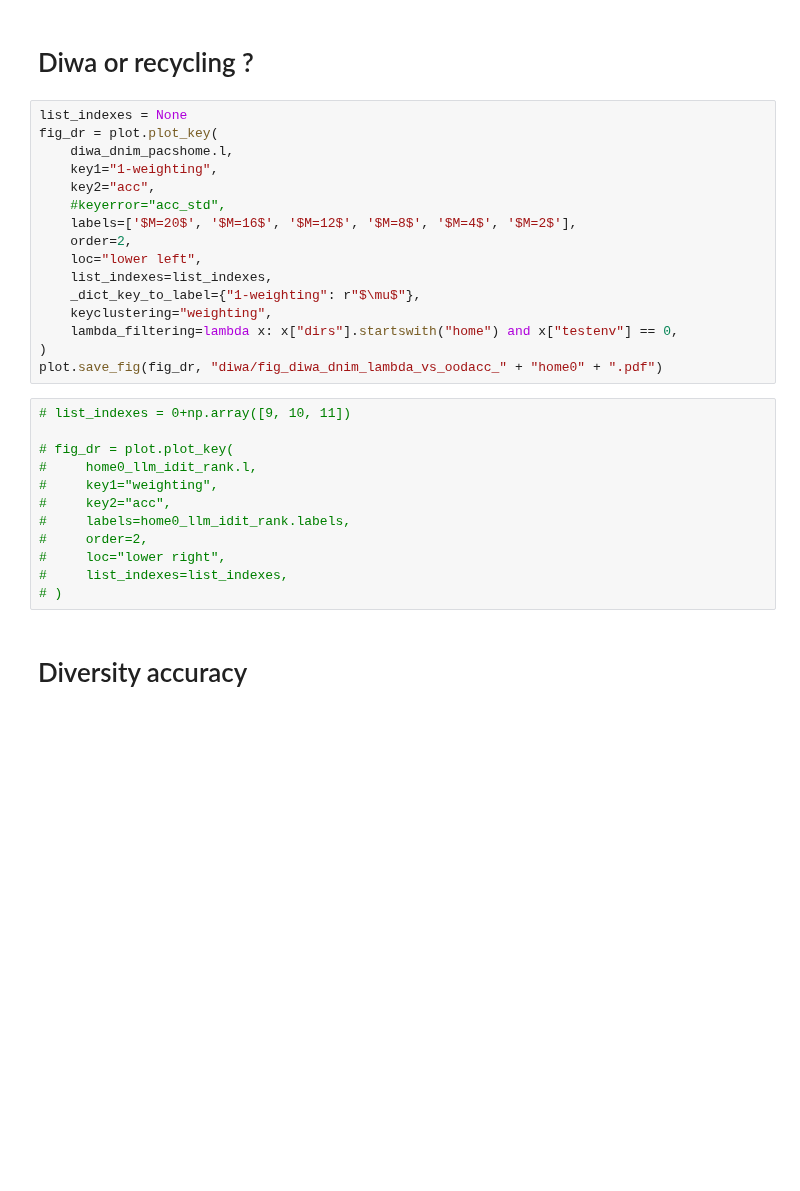
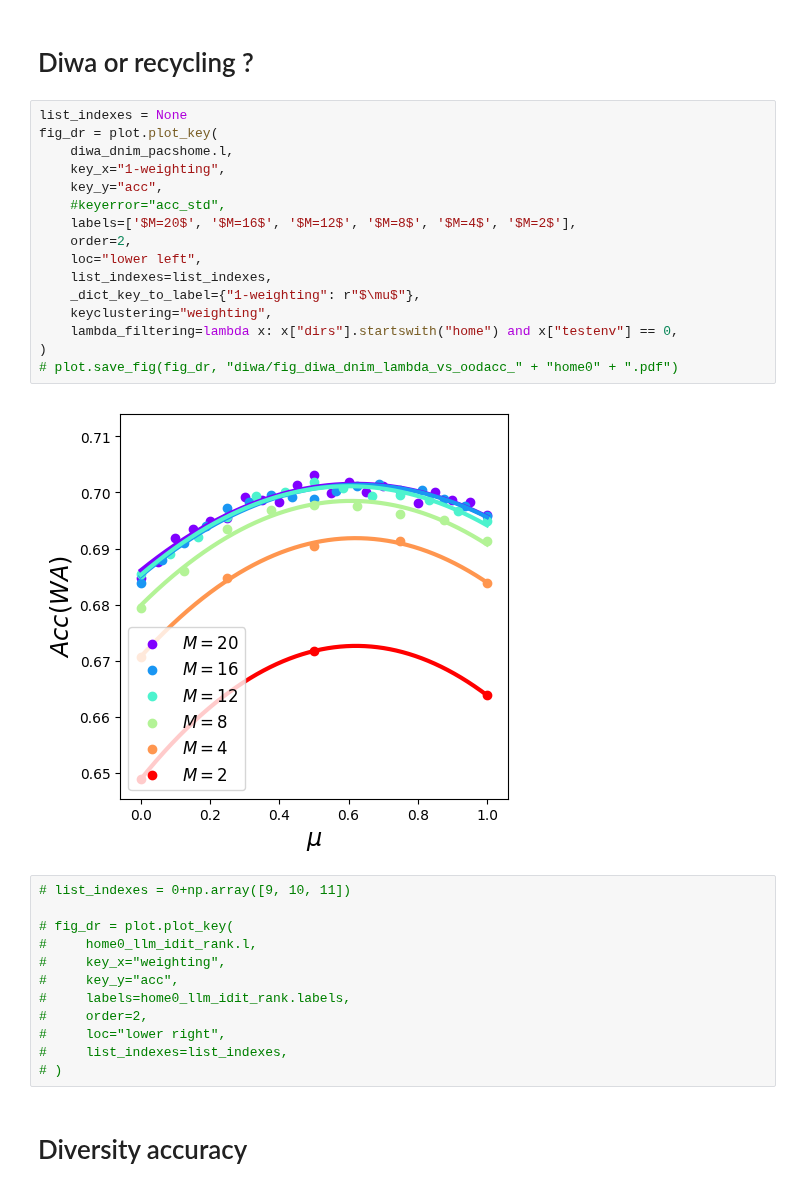
Before and after one commit to alexrame/domainbedv2, a Jupyter notebook: notebooks/recycling/diwa_diversity_versus_accuracy_home.ipynb, the cells around one changed output. Cells and saved outputs as stored; diff of their text form; blank space fills up the shorter version.

```diff
--- a/notebooks/recycling/diwa_diversity_versus_accuracy_home.ipynb
+++ b/notebooks/recycling/diwa_diversity_versus_accuracy_home.ipynb
@@ -82,26 +82,28 @@ plot.save_fig(fig_dr, "diwa/fig_diwa_dnim_iid_vs_ood_home0_mean.pdf")
 # %%
 list_indexes = None
 fig_dr = plot.plot_key(
     diwa_dnim_pacshome.l,
-    key1="1-weighting",
-    key2="acc",
+    key_x="1-weighting",
+    key_y="acc",
     #keyerror="acc_std",
     labels=['$M=20$', '$M=16$', '$M=12$', '$M=8$', '$M=4$', '$M=2$'],
     order=2,
     loc="lower left",
     list_indexes=list_indexes,
     _dict_key_to_label={"1-weighting": r"$\mu$"},
     keyclustering="weighting",
     lambda_filtering=lambda x: x["dirs"].startswith("home") and x["testenv"] == 0,
 )
-plot.save_fig(fig_dr, "diwa/fig_diwa_dnim_lambda_vs_oodacc_" + "home0" + ".pdf")
+# plot.save_fig(fig_dr, "diwa/fig_diwa_dnim_lambda_vs_oodacc_" + "home0" + ".pdf")
+# %% [output]
+[figure, added]
 # %%
 # list_indexes = 0+np.array([9, 10, 11])
 
 # fig_dr = plot.plot_key(
 #     home0_llm_idit_rank.l,
-#     key1="weighting",
-#     key2="acc",
+#     key_x="weighting",
+#     key_y="acc",
 #     labels=home0_llm_idit_rank.labels,
 #     order=2,
 #     loc="lower right",
```
Also changed, not shown: parts of 18 cells of this notebook, 3 other files.
